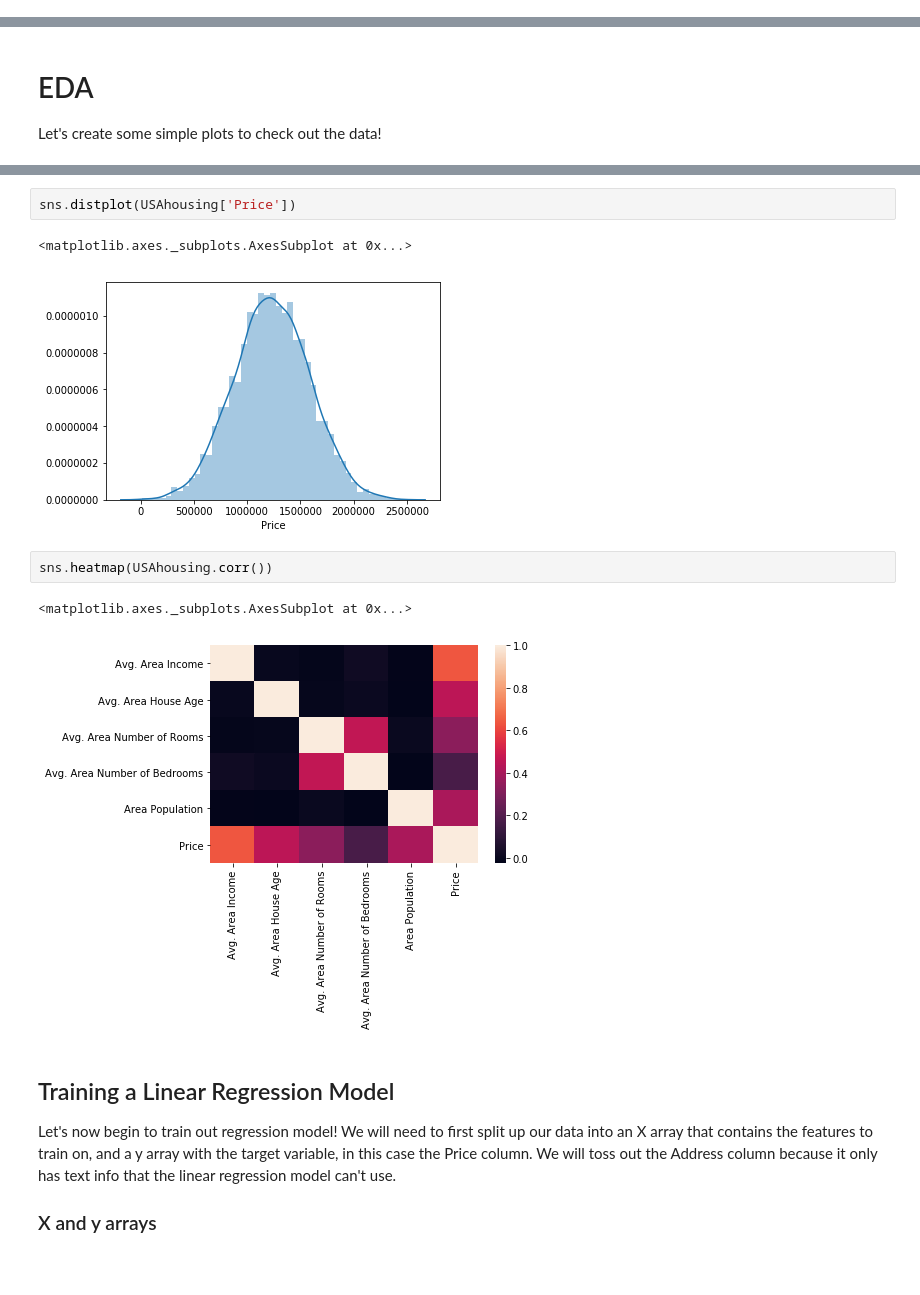
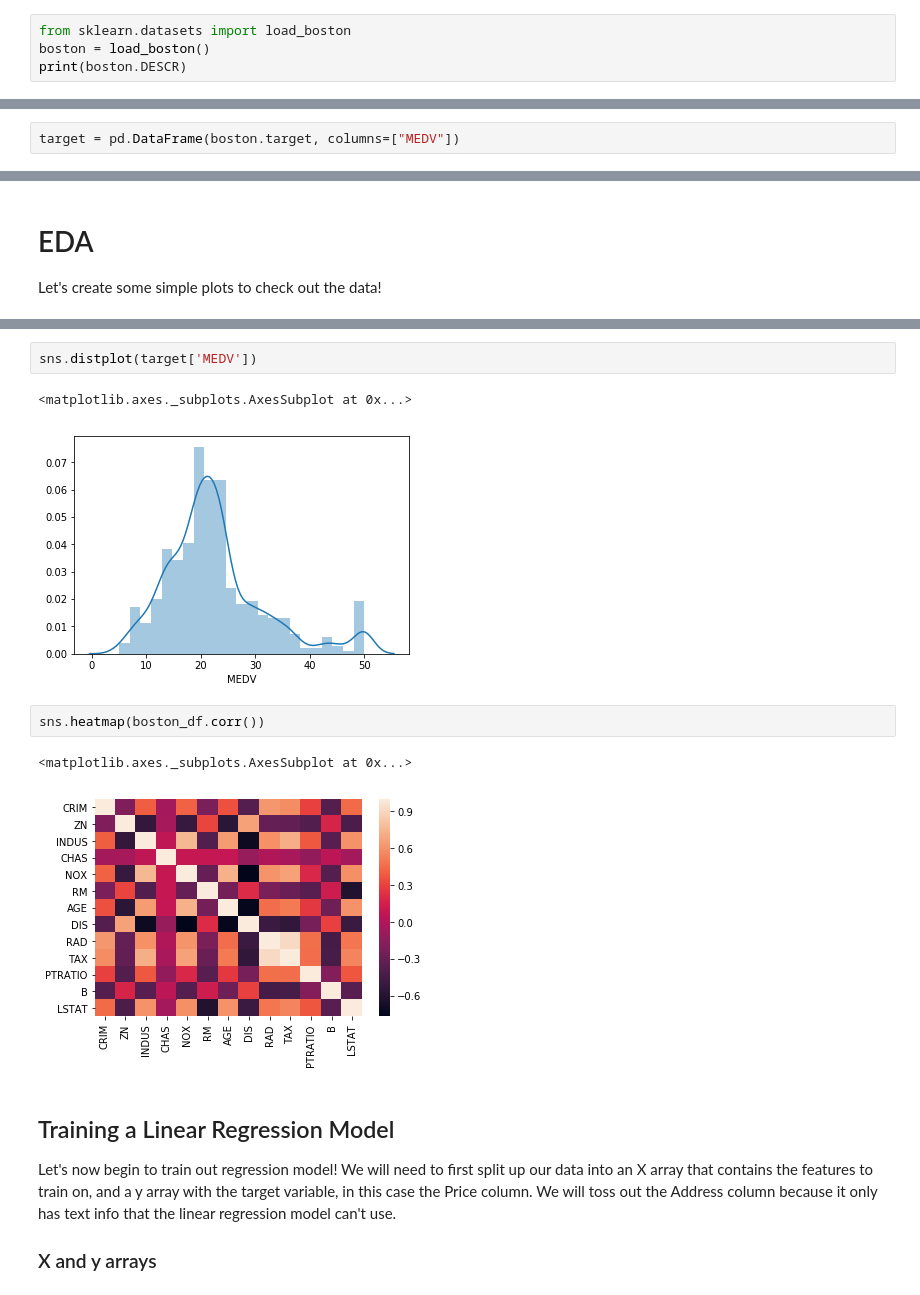
Before and after one commit to imhardikj/A-Model-a-Day, a Jupyter notebook: Linear Regression/Linear Regression with Python.ipynb, the cells around one changed output, grey strips where cells are left out. Cells and saved outputs as stored; diff of their text form; blank space fills up the shorter version.

```diff
--- a/Linear Regression/Linear Regression with Python.ipynb
+++ b/Linear Regression/Linear Regression with Python.ipynb
@@ -33,0 +16,4 @@ USAhousing = pd.read_csv('USA_Housing.csv')
+# %%
+from sklearn.datasets import load_boston
+boston = load_boston()
+print(boston.DESCR)
@@ -34 +42,3 @@ USAhousing = pd.read_csv('USA_Housing.csv')
+# %%
+target = pd.DataFrame(boston.target, columns=["MEDV"])
 # %%
@@ -85,13 +96,13 @@ sns.pairplot(USAhousing)
 # %%
-sns.distplot(USAhousing['Price'])
+sns.distplot(target['MEDV'])
 # %% [output]
 <matplotlib.axes._subplots.AxesSubplot at 0x...>
-[figure, old version]
+[figure, new version]
 # %%
-sns.heatmap(USAhousing.corr())
+sns.heatmap(boston_df.corr())
 # %% [output]
 <matplotlib.axes._subplots.AxesSubplot at 0x...>
-[figure, old version]
+[figure, new version]
 # %% [markdown]
 ## Training a Linear Regression Model
 
```
Also changed, not shown: parts of 28 cells of this notebook.
